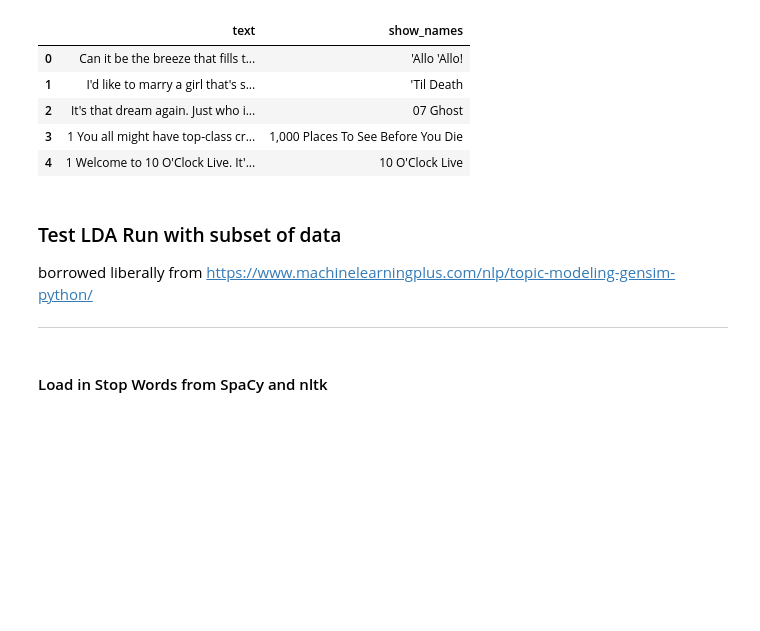
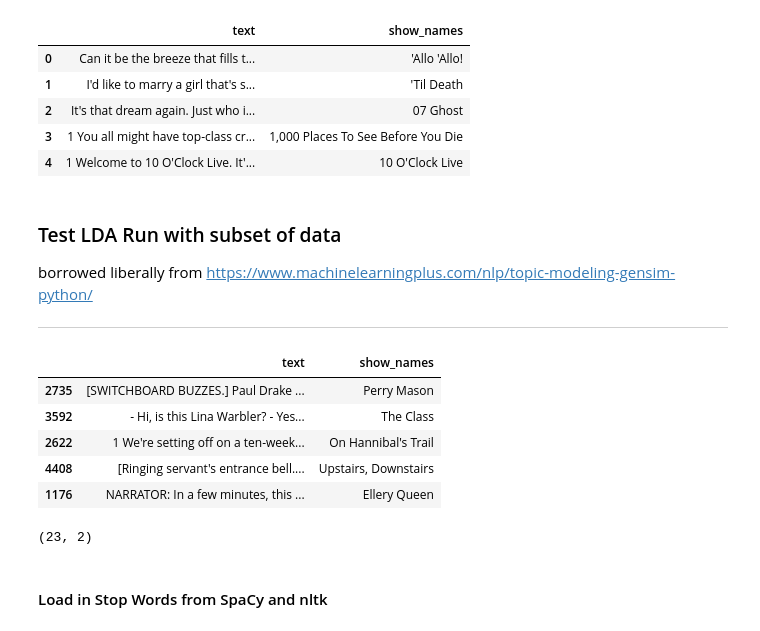
Before and after one commit to salice/television_show_recommender, a Jupyter notebook: springfield-lda.ipynb, the cells around one changed output. Saved outputs shown, nothing was run; the diff lists cells and outputs as text; code cells hidden in the pictures; blank space fills up the shorter version.

```diff
--- a/springfield-lda.ipynb
+++ b/springfield-lda.ipynb
@@ -39,3 +39,16 @@ test_df = text.sample(frac=.25, random_state=740)
+# %%
+test_df.head()
+# %% [output]
+|  | text | show_names |
+| 2735 | [SWITCHBOARD BUZZES.] Paul Drake ... | Perry Mason |
+| 3592 | - Hi, is this Lina Warbler? - Yes... | The Class |
+| 2622 | 1 We're setting off on a ten-week... | On Hannibal's Trail |
+| 4408 | [Ringing servant's entrance bell.... | Upstairs, Downstairs |
+| 1176 | NARRATOR: In a few minutes, this ... | Ellery Queen |
+# %%
+test_df.shape
+# %% [output]
+(23, 2)
 # %% [markdown]
 #### Load in Stop Words from SpaCy and nltk
 # %%
```
Also changed, not shown: parts of 17 cells of this notebook, 1 other file.
